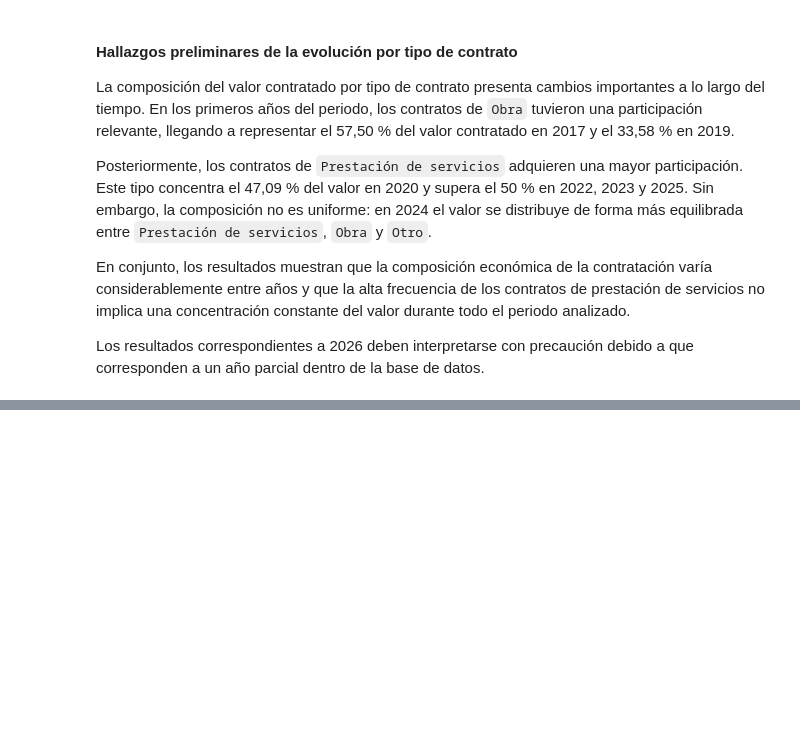
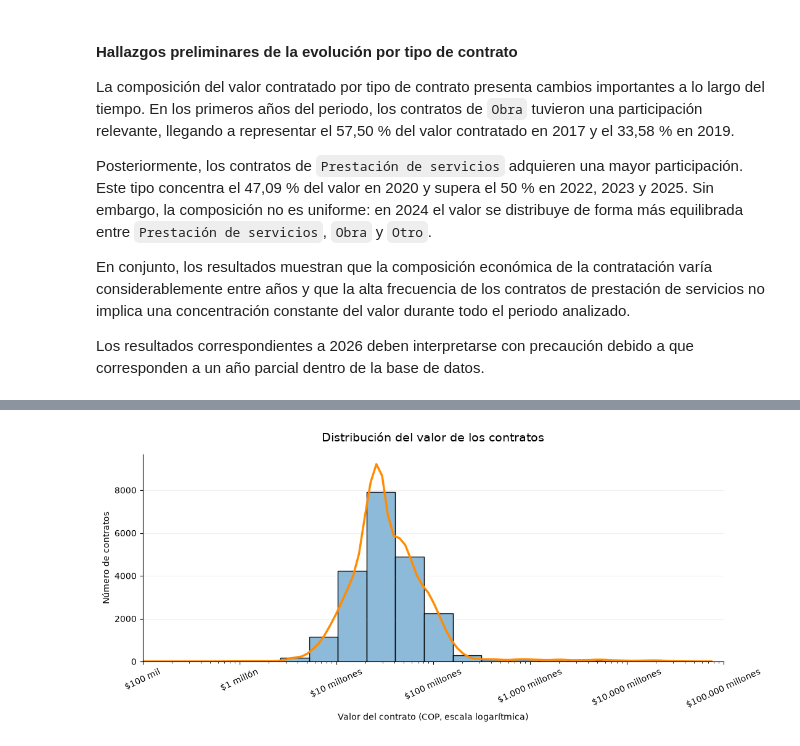
Before and after one commit to Jhonatanclavijo/Proyecto1_grupo_movilidad, a Jupyter notebook: Manuela_P1/01_exploracion_y_limpieza_manuela.ipynb, the cells around one changed output, grey strips where cells are left out. Cells and saved outputs as stored; diff of their text form; code cells hidden in the pictures; blank space fills up the shorter version.

```diff
--- a/Manuela_P1/01_exploracion_y_limpieza_manuela.ipynb
+++ b/Manuela_P1/01_exploracion_y_limpieza_manuela.ipynb
@@ -755,0 +1215,56 @@ Los resultados correspondientes a 2026 deben interpretarse con precaución debid
+# %%
+plt.figure(figsize=(11, 5))
+
+ax = sns.histplot(
+    data=df_monetario,
+    x="valor_del_contrato",
+    bins=40,
+    kde=True,
+    log_scale=True
+)
+
+# Cambiar únicamente el color de la curva suavizada
+ax.lines[-1].set_color("darkorange")
+ax.lines[-1].set_linewidth(2.5)
+
+ticks = [
+    100_000,
+    1_000_000,
+    10_000_000,
+    100_000_000,
+    1_000_000_000,
+    10_000_000_000,
+    100_000_000_000
+]
+
+labels = [
+    "$100 mil",
+    "$1 millón",
+    "$10 millones",
+    "$100 millones",
+    "$1.000 millones",
+    "$10.000 millones",
+    "$100.000 millones"
+]
+
+plt.xticks(ticks, labels, rotation=25)
+
+# Zoom de la visualización
+plt.xlim(100_000, 100_000_000_000)
+
+plt.title(
+    "Distribución del valor de los contratos",
+    fontsize=14,
+    pad=15
+)
+
+plt.xlabel("Valor del contrato (COP, escala logarítmica)")
+plt.ylabel("Número de contratos")
+
+plt.grid(axis="y", alpha=0.2)
+sns.despine()
+
+plt.tight_layout()
+plt.show()
+# %% [output]
+[figure, added]
```
Also changed, not shown: parts of 55 cells of this notebook.
